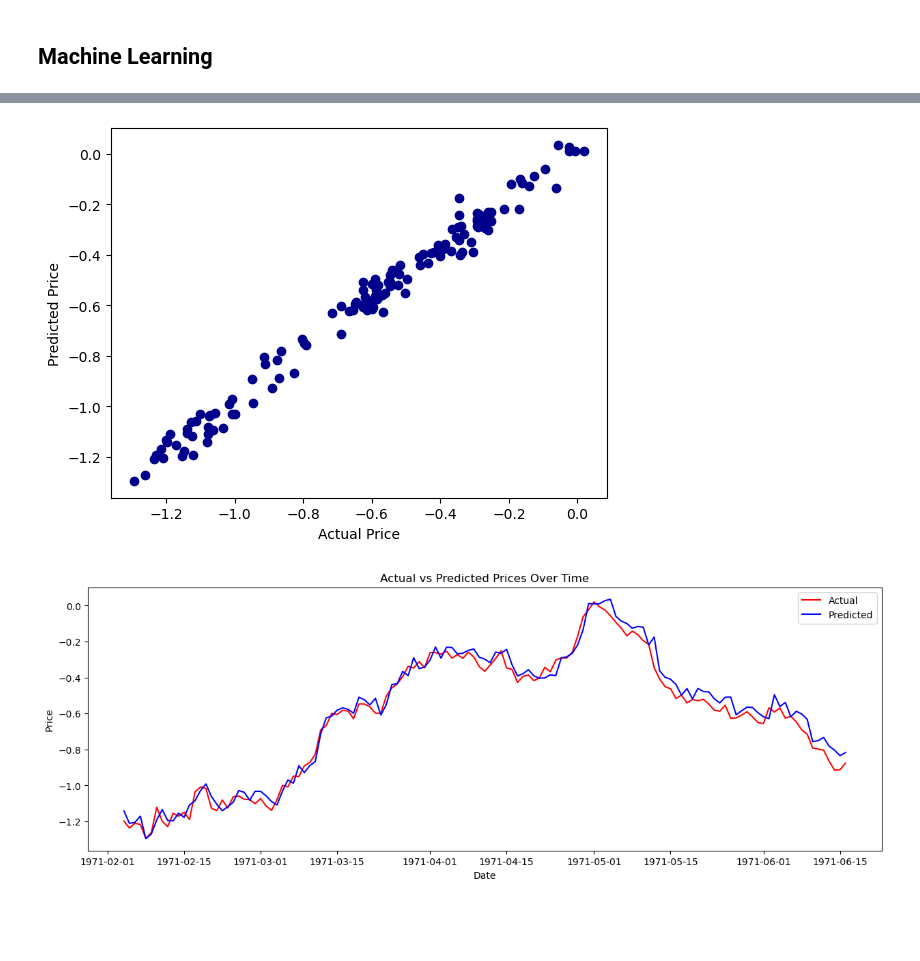
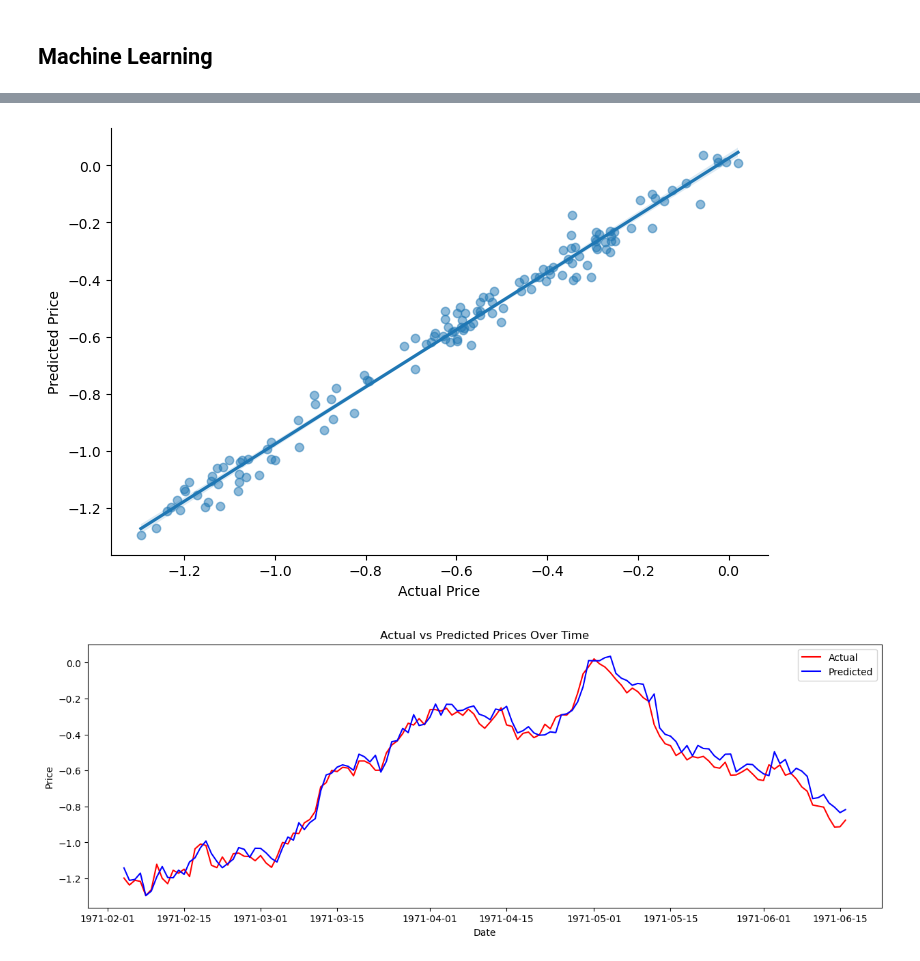
Before and after one commit to carneiro-fernando/EBAC, a Jupyter notebook: Projetos/Projeto_de_Parceria.ipynb, the cells around one changed output, grey strips where cells are left out. Saved outputs shown, nothing was run; the diff lists cells and outputs as text; code cells hidden in the pictures; blank space fills up the shorter version.

```diff
--- a/Projetos/Projeto_de_Parceria.ipynb
+++ b/Projetos/Projeto_de_Parceria.ipynb
@@ -493,17 +486,11 @@ Cross-validation scores: [0.6052212  0.96632163 0.43531448 0.92651086 0.74835659
-# %%
-# Plot_scatter
-plt.scatter(compare_df.Actual_Price, compare_df.Predicted_Price,  color='Darkblue')
-plt.xlabel("Actual Price")
-plt.ylabel("Predicted Price")
-plt.show()
-
-#Plot_line
-# plt.figure(figsize=(15,5))
-# sns.lineplot(compare_df.Actual_Price, color='red')
-# sns.lineplot(compare_df.Predicted_Price, color='lightblue')
-# plt.show
-# %% [output]
-[figure, removed]
+# %%
+# Plot_scatter
+sns.lmplot(x='Actual_Price', y='Predicted_Price', data=compare_df, height=5, aspect=1.5, fit_reg=True, scatter_kws={'alpha':0.5})
+plt.xlabel("Actual Price")
+plt.ylabel("Predicted Price")
+plt.show()
+# %% [output]
+[figure, added]
 # %%
 # Create a figure and a set of subplots
 fig, ax = plt.subplots(figsize=(15,5))
```
Also changed, not shown: parts of 18 cells of this notebook.
